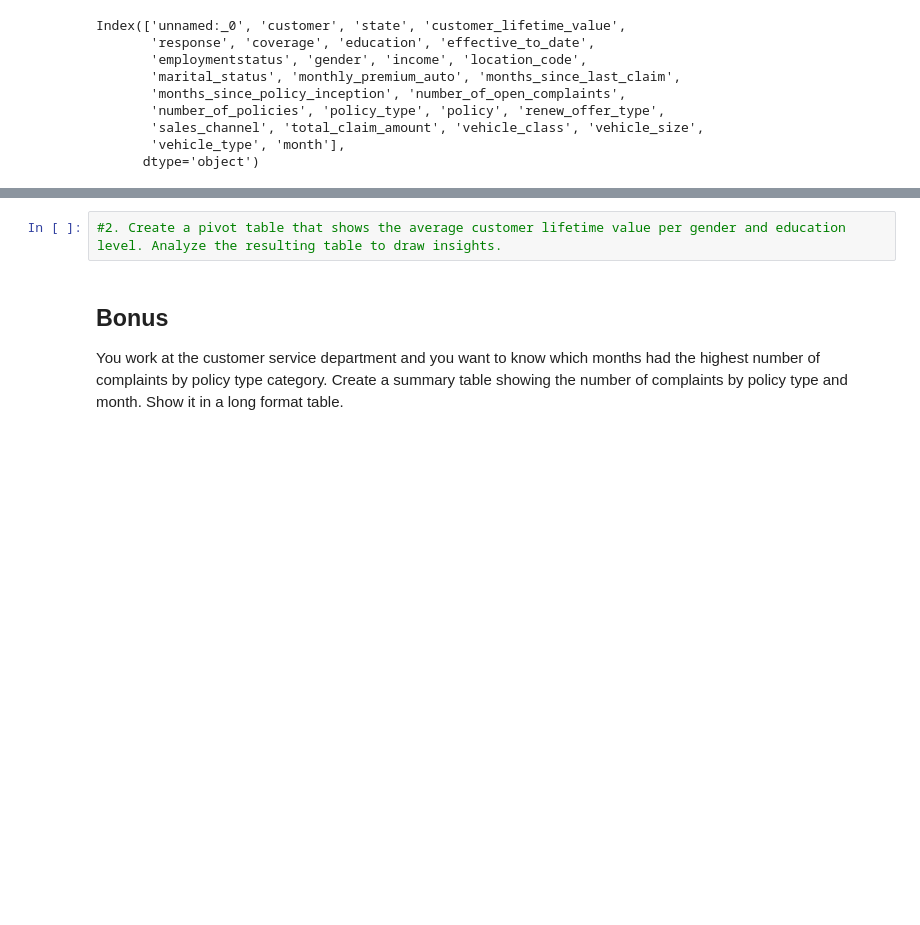
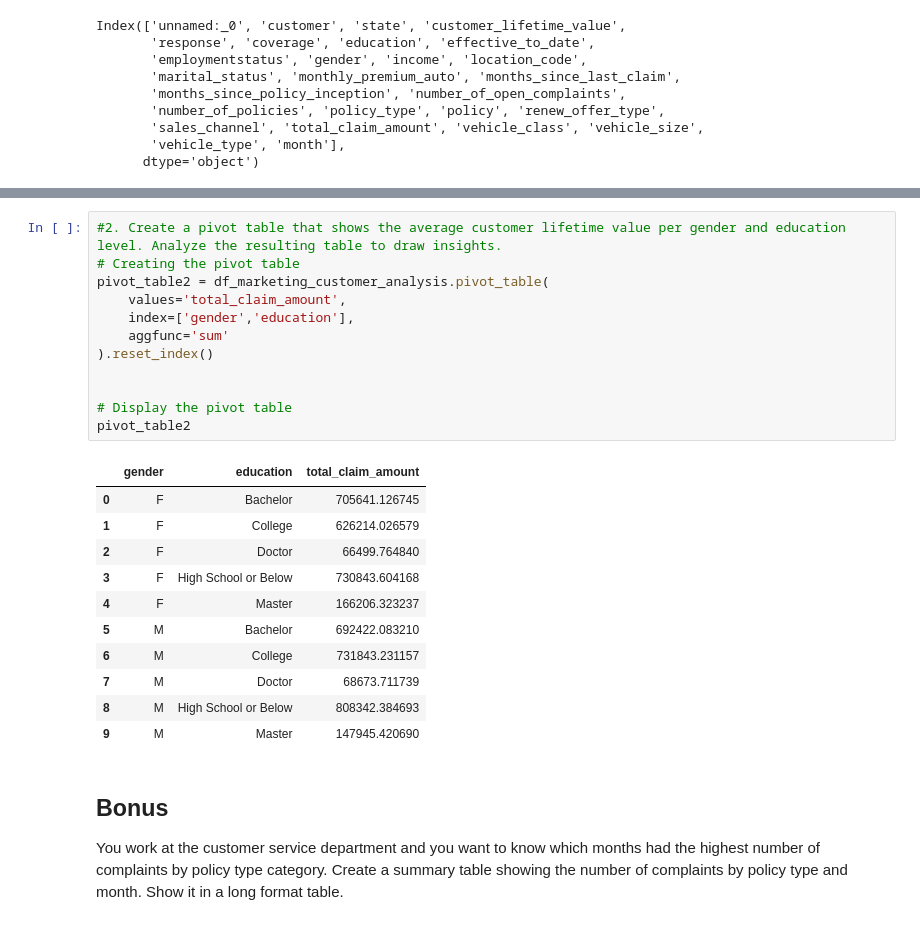
Before and after one commit to NGravereaux/lab-dw-data-structuring-and-combining, a Jupyter notebook: lab-dw-data-structuring-and-combining.ipynb, the cells around one changed output, grey strips where cells are left out. Cells and saved outputs as stored; diff of their text form; blank space fills up the shorter version.

```diff
--- a/lab-dw-data-structuring-and-combining.ipynb
+++ b/lab-dw-data-structuring-and-combining.ipynb
@@ -196,6 +194,28 @@ pivot_table
 | 3 | Web | 706600.04 |
 # %%
 #2. Create a pivot table that shows the average customer lifetime value per gender and education level. Analyze the resulting table to draw insights.
+# Creating the pivot table
+pivot_table2 = df_marketing_customer_analysis.pivot_table(
+    values='total_claim_amount',
+    index=['gender','education'],
+    aggfunc='sum'
+).reset_index()
+
+
+# Display the pivot table
+pivot_table2
+# %% [output]
+|  | gender | education | total_claim_amount |
+| 0 | F | Bachelor | 705641.126745 |
+| 1 | F | College | 626214.026579 |
+| 2 | F | Doctor | 66499.764840 |
+| 3 | F | High School or Below | 730843.604168 |
+| 4 | F | Master | 166206.323237 |
+| 5 | M | Bachelor | 692422.083210 |
+| 6 | M | College | 731843.231157 |
+| 7 | M | Doctor | 68673.711739 |
+| 8 | M | High School or Below | 808342.384693 |
+| 9 | M | Master | 147945.420690 |
 # %% [markdown]
 ## Bonus
 
```
Also changed, not shown: parts of 2 cells of this notebook.
